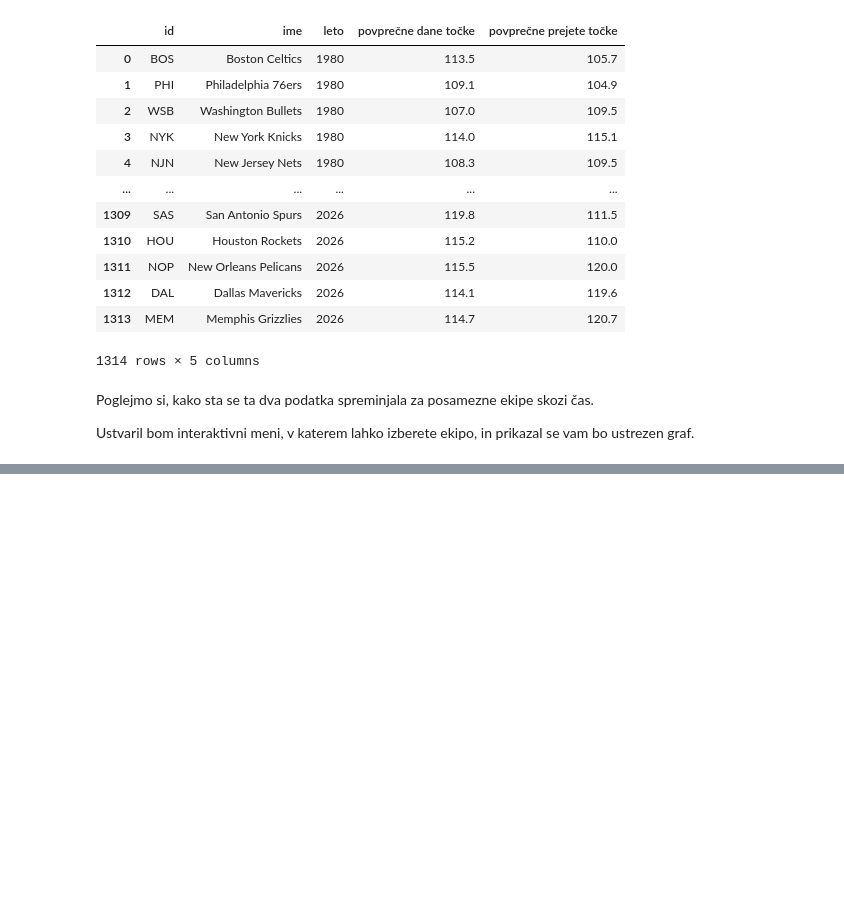
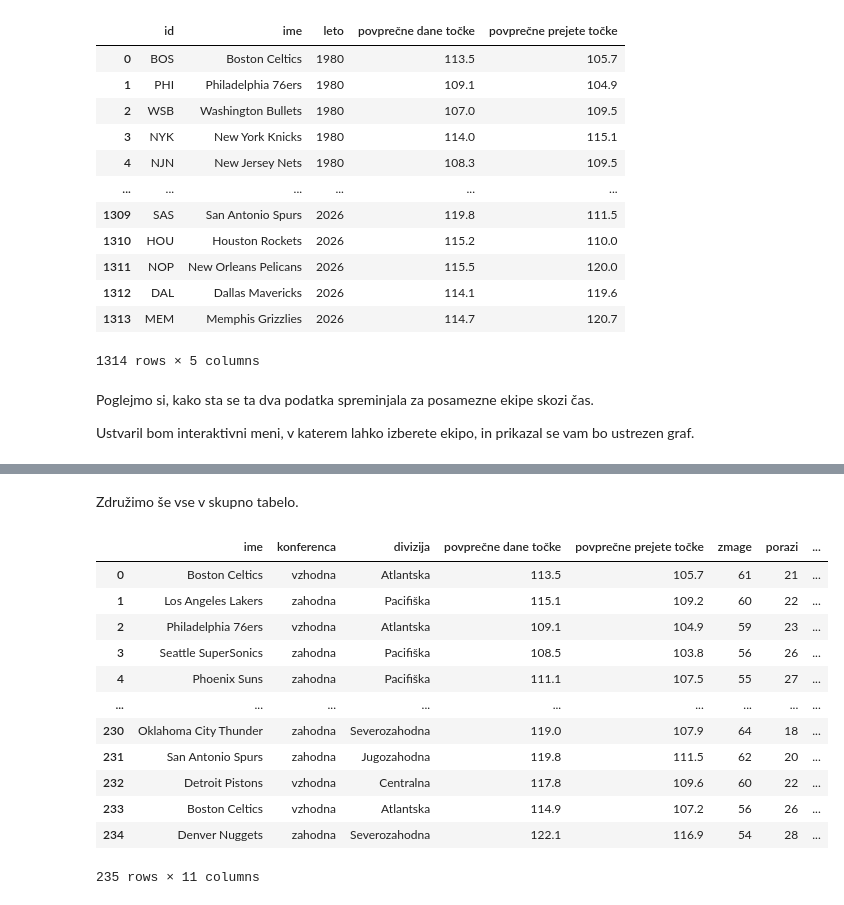
Before and after one commit to Benjamin-Rajer/UVP_projektna_naloga, a Jupyter notebook: analiza_podatkov.ipynb, the cells around one changed output, grey strips where cells are left out. Saved outputs shown, nothing was run; the diff lists cells and outputs as text; code cells hidden in the pictures; blank space fills up the shorter version.

```diff
--- a/analiza_podatkov.ipynb
+++ b/analiza_podatkov.ipynb
@@ -156,0 +300,25 @@ interactive(children=(Dropdown(description='Ekipa:', options=('Boston Celtics',
+# %% [markdown]
+Združimo še vse v skupno tabelo.
+# %%
+top5 = pd.DataFrame()
+
+for leto in tabela["leto"].unique():
+    podatki = tabela[tabela["leto"] == leto]
+    sortirano_zmage = podatki.sort_values(["zmage", "zmage >= 10"], ascending=False)
+    top5 = pd.concat([top5, sortirano_zmage[glavni_podatki].head(5)], ignore_index=True).drop_duplicates()
+
+top5
+# %% [output]
+|  | ime | konferenca | divizija | povprečne dane točke | povprečne prejete točke | zmage | porazi | ... |
+| 0 | Boston Celtics | vzhodna | Atlantska | 113.5 | 105.7 | 61 | 21 | ... |
+| 1 | Los Angeles Lakers | zahodna | Pacifiška | 115.1 | 109.2 | 60 | 22 | ... |
+| 2 | Philadelphia 76ers | vzhodna | Atlantska | 109.1 | 104.9 | 59 | 23 | ... |
+| 3 | Seattle SuperSonics | zahodna | Pacifiška | 108.5 | 103.8 | 56 | 26 | ... |
+| 4 | Phoenix Suns | zahodna | Pacifiška | 111.1 | 107.5 | 55 | 27 | ... |
+| ... | ... | ... | ... | ... | ... | ... | ... | ... |
+| 230 | Oklahoma City Thunder | zahodna | Severozahodna | 119.0 | 107.9 | 64 | 18 | ... |
+| 231 | San Antonio Spurs | zahodna | Jugozahodna | 119.8 | 111.5 | 62 | 20 | ... |
+| 232 | Detroit Pistons | vzhodna | Centralna | 117.8 | 109.6 | 60 | 22 | ... |
+| 233 | Boston Celtics | vzhodna | Atlantska | 114.9 | 107.2 | 56 | 26 | ... |
+| 234 | Denver Nuggets | zahodna | Severozahodna | 122.1 | 116.9 | 54 | 28 | ... |
+235 rows × 11 columns
```
Also changed, not shown: parts of 18 cells of this notebook, 3 other files.
